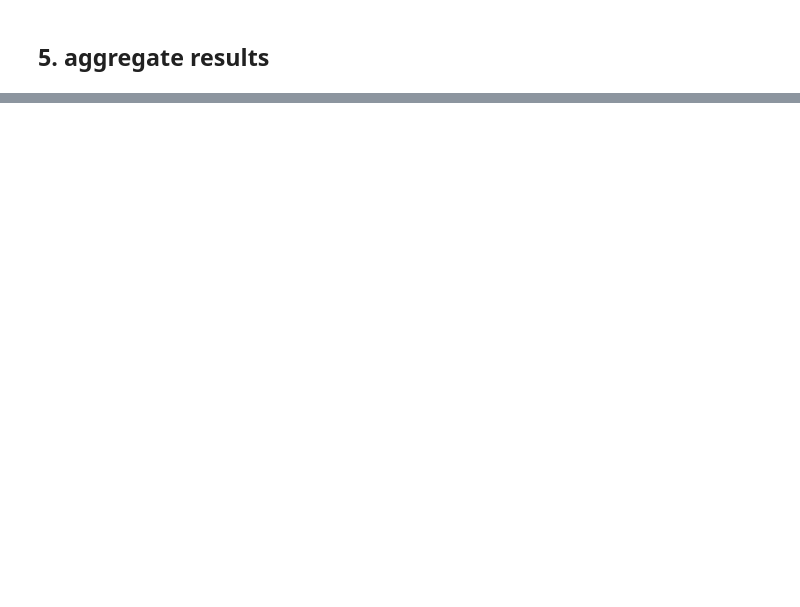
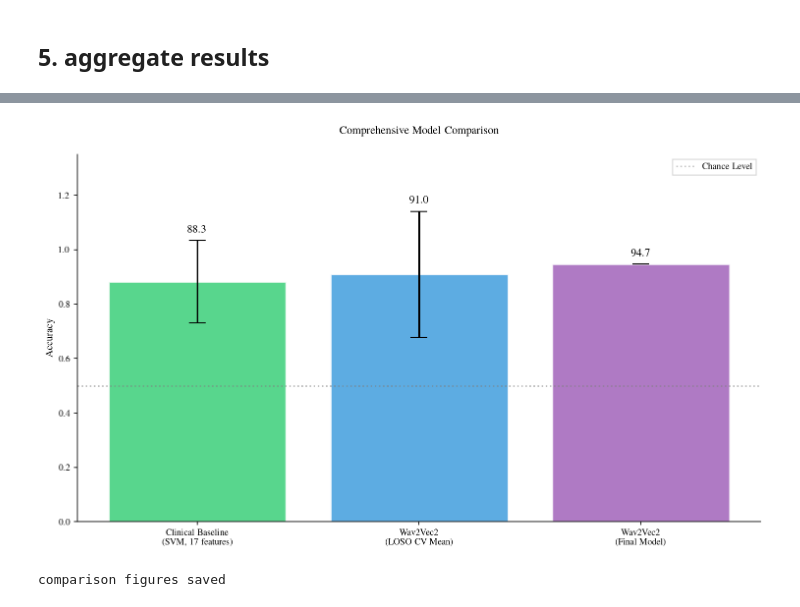
Before and after one commit to smayan-gowda/pd-interpretability, a Jupyter notebook: notebooks/colab/03_train_wav2vec2.ipynb, the cells around one changed output, grey strips where cells are left out. Saved outputs shown, nothing was run; the diff lists cells and outputs as text; code cells hidden in the pictures; blank space fills up the shorter version.

Commit message:
save phase 3 results (using git lfs for large models)

```diff
--- a/notebooks/colab/03_train_wav2vec2.ipynb
+++ b/notebooks/colab/03_train_wav2vec2.ipynb
@@ -179,6 +186,7 @@ dataset = ItalianPVSDataset(
     task=None,  # all tasks
     target_sr=config['target_sr'],
     max_duration=config['max_duration'],
+    normalize_audio=True,  # normalize since we use manual padding (no feature extractor)
     cache_audio=True  # critical: cache audio in memory to avoid i/o bottleneck
 )
 
@@ -989,18 +1152,18 @@ if baseline_path.exists():
     with open(baseline_path) as f:
         baseline_results = json.load(f)
 
-    clinical_acc = baseline_results['svm_results']['mean_accuracy']
-    clinical_std = baseline_results['svm_results']['std_accuracy']
+    clinical_acc = baseline_results['svm']['accuracy_mean']
+    clinical_std = baseline_results['svm']['accuracy_std']
 
     print("=" * 60)
-    print("COMPARISON WITH CLINICAL BASELINE")
+    print("comparison with clinical baseline")
     print("=" * 60)
     print(f"\nclinical baseline (svm, 17 features):")
-    print(f"  accuracy: {clinical_acc:.1%} ± {clinical_std:.1%}")
+    print(f"  accuracy: {clinical_acc:.1%} \u00b1 {clinical_std:.1%}")
 
     print(f"\nwav2vec2 (loso cv):")
     print(f"  accuracy: {overall_accuracy:.1%}")
-    print(f"  per-fold mean: {mean_accuracy:.1%} ± {std_accuracy:.1%}")
+    print(f"  per-fold mean: {mean_accuracy:.1%} \u00b1 {std_accuracy:.1%}")
 
     diff = overall_accuracy - clinical_acc
     print(f"\ndifference: {diff:+.1%}")
@@ -1038,6 +1215,12 @@ results = {
         'std_accuracy': float(std_accuracy),
         'min_accuracy': float(min(fold_accuracies)),
         'max_accuracy': float(max(fold_accuracies))
+    },
+
+    # added: include statistics from the final model training (section 6)
+    'final_model_stats': {
+        'accuracy': float(best_acc) if 'best_acc' in locals() else None,
+        'loss': float(best_loss) if 'best_loss' in locals() else None
     },
 
     'confusion_matrix': cm.tolist(),
@@ -1065,7 +1248,8 @@ main_results_path = project_root / 'results' / 'wav2vec2_loso_results.json'
 with open(main_results_path, 'w') as f:
     json.dump(results, f, indent=2)
 
-print(f"results saved to:")
+print(f"results (metrics) saved to:")
 print(f"  {results_path}")
+print(f"  {main_results_path}")
+print(f"subject accuracy saved to:")
 print(f"  {subject_path}")
-print(f"  {main_results_path}")
@@ -1150,39 +1370,52 @@ print(f"figures saved to {output_dir} and {main_fig_dir}")
 # %%
 # comparison bar chart with clinical baseline
 if baseline_path.exists():
-    fig, ax = plt.subplots(figsize=(8, 5))
+    fig, ax = plt.subplots(figsize=(10, 6)) # Widened for 3 bars
 
+    # prepare data
     models = [r'Clinical Baseline' + '\n' + r'(SVM, 17 features)',
-              r'Wav2Vec2' + '\n' + r'(Fine-tuned)']
+              r'Wav2Vec2' + '\n' + r'(LOSO CV Mean)']
     accuracies = [clinical_acc, overall_accuracy]
     stds = [clinical_std, std_accuracy]
     colors = ['#2ecc71', '#3498db']
 
+    if 'best_acc' in locals():
+        models.append(r'Wav2Vec2' + '\n' + r'(Final Model)')
+        accuracies.append(best_acc)
+        stds.append(0)
+        colors.append('#9b59b6')
+
+    # plot
     bars = ax.bar(models, accuracies, yerr=stds, capsize=8, color=colors, alpha=0.8,
                   edgecolor='white', linewidth=1.5)
 
+    # labels
     for bar, acc, std in zip(bars, accuracies, stds):
-        ax.text(bar.get_x() + bar.get_width()/2, bar.get_height() + std + 0.02,
+        offset = std + 0.02 if std > 0 else 0.02
+        ax.text(bar.get_x() + bar.get_width()/2, bar.get_height() + offset,
                 rf'{acc:.1%}', ha='center', va='bottom', fontsize=11, fontweight='bold')
 
     ax.set_ylabel(r'Accuracy')
-    ax.set_title(r'Model Comparison: LOSO Cross-Validation')
-    ax.set_ylim(0, 1.15)
+    ax.set_title(r'Comprehensive Model Comparison', pad=20)
+    ax.set_ylim(0, 1.35)
     ax.axhline(y=0.5, color='gray', linestyle=':', alpha=0.5, label=r'Chance Level')
     ax.legend(loc='upper right')
 
     plt.tight_layout()
 
     # save figures
     plt.savefig(output_dir / 'model_comparison.png', dpi=300, bbox_inches='tight')
     plt.savefig(output_dir / 'model_comparison.pdf', dpi=300, bbox_inches='tight')
 
     main_fig_dir = project_root / 'results' / 'figures'
     plt.savefig(main_fig_dir / 'fig_p3_02_model_comparison.png', dpi=300, bbox_inches='tight')
     plt.savefig(main_fig_dir / 'fig_p3_02_model_comparison.pdf', dpi=300, bbox_inches='tight')
 
     plt.show()
 
     print(f"comparison figures saved")
 else:
     print("clinical baseline results not found - skipping comparison")
+# %% [output]
+[figure, added]
+comparison figures saved
```
Also changed, not shown: parts of 36 cells of this notebook, 25 other files.
